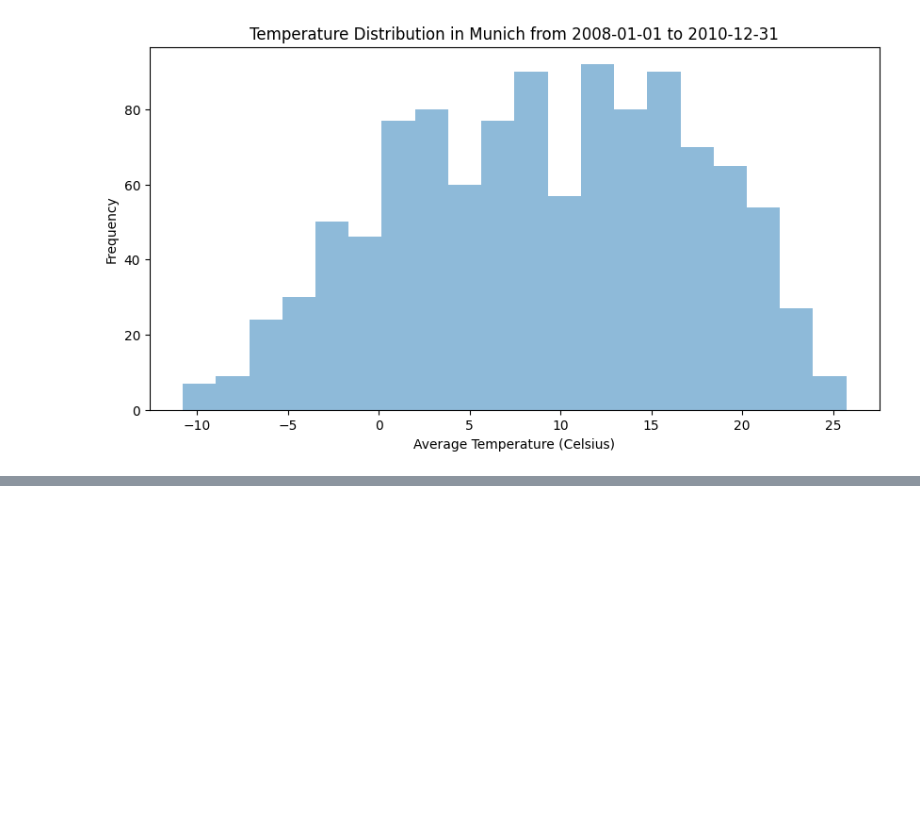
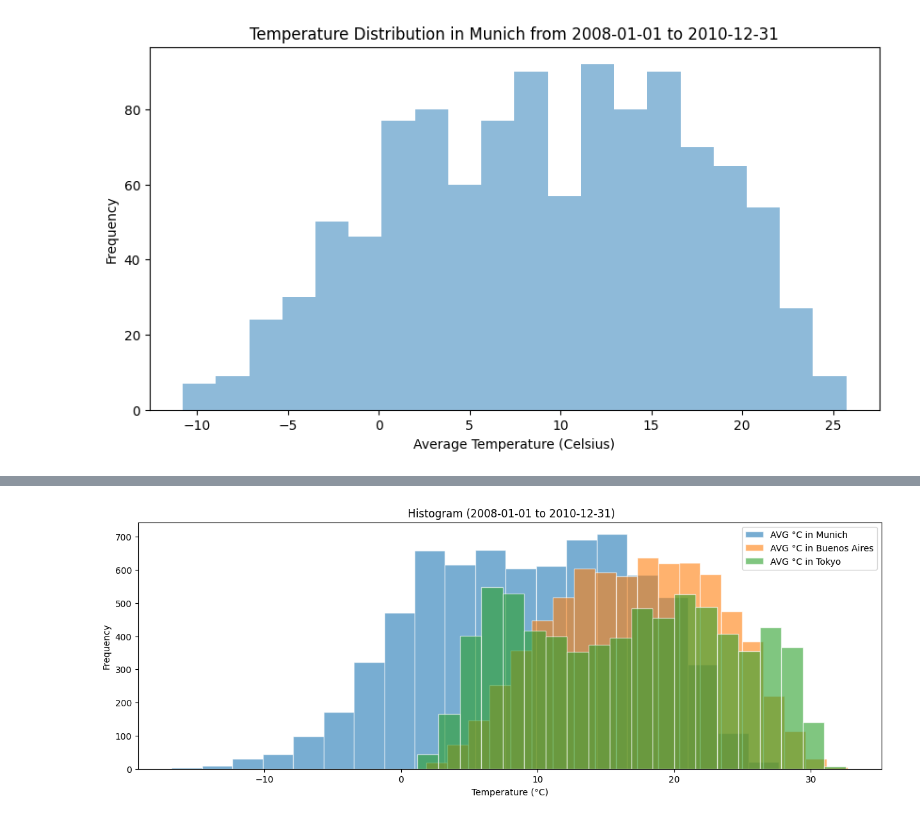
Before and after one commit to Danielyonspa/eae_ipld_project, a Jupyter notebook: development/03_temperatures_dashboard.ipynb, the cells around one changed output, grey strips where cells are left out. Saved outputs shown, nothing was run; the diff lists cells and outputs as text; code cells hidden in the pictures; blank space fills up the shorter version.

```diff
--- a/development/03_temperatures_dashboard.ipynb
+++ b/development/03_temperatures_dashboard.ipynb
@@ -182,17 +185,19 @@ plt.show()
 # %%
 # TODO: Build the histogram plot for the selected cities using the city_df_period AvgTemperatureCelsius column as the data to plot for each one
 
 plt.figure(figsize=(15, 5))
 
-# for city in selected_cities:
-#     city_df = None            # TODO: get a dataframe with the rows of the selected city
-#     city_df_period = None     # TODO: get a dataframe with the rows of the selected city and the selected period of time using the Date column and any of the <, >, <=, >= operators to compare with start_date and end_date
-#     plt.hist()                    # TODO: plot each city histogram in the same plot and use the label parameter to set the legend name for each city
+for city in selected_cities :
+        city_df = temps_df.query('City ==@city')  # TODO: get a dataframe with the rows of the selected city
+        city_df_period = city_df.query(
+                'Date>@start_date & Date<@end_date')  # TODO: get a dataframe with the rows of the selected city and the selected period of time using the Date column and any of the <, >, <=, >= operators to compare with start_date and end_date
+        plt.hist(city_df['AvgTemperatureCelsius'] , bins = 20 , edgecolor = 'white' , alpha = 0.6 ,
+                label = f'AVG °C in {city}')
 
-# plt.title()   # TODO
-# plt.xlabel()  # TODO
-# plt.ylabel()  # TODO
-
+plt.title(f' Histogram ({start_date} to {end_date})')
+plt.xlabel('Temperature (°C)')  # TODO
+plt.ylabel('Frequency')  # TODO
 plt.legend()
-
 plt.show()
+# %% [output]
+[figure, added]
```
Also changed, not shown: parts of 1 cell of this notebook, 2 other files.
